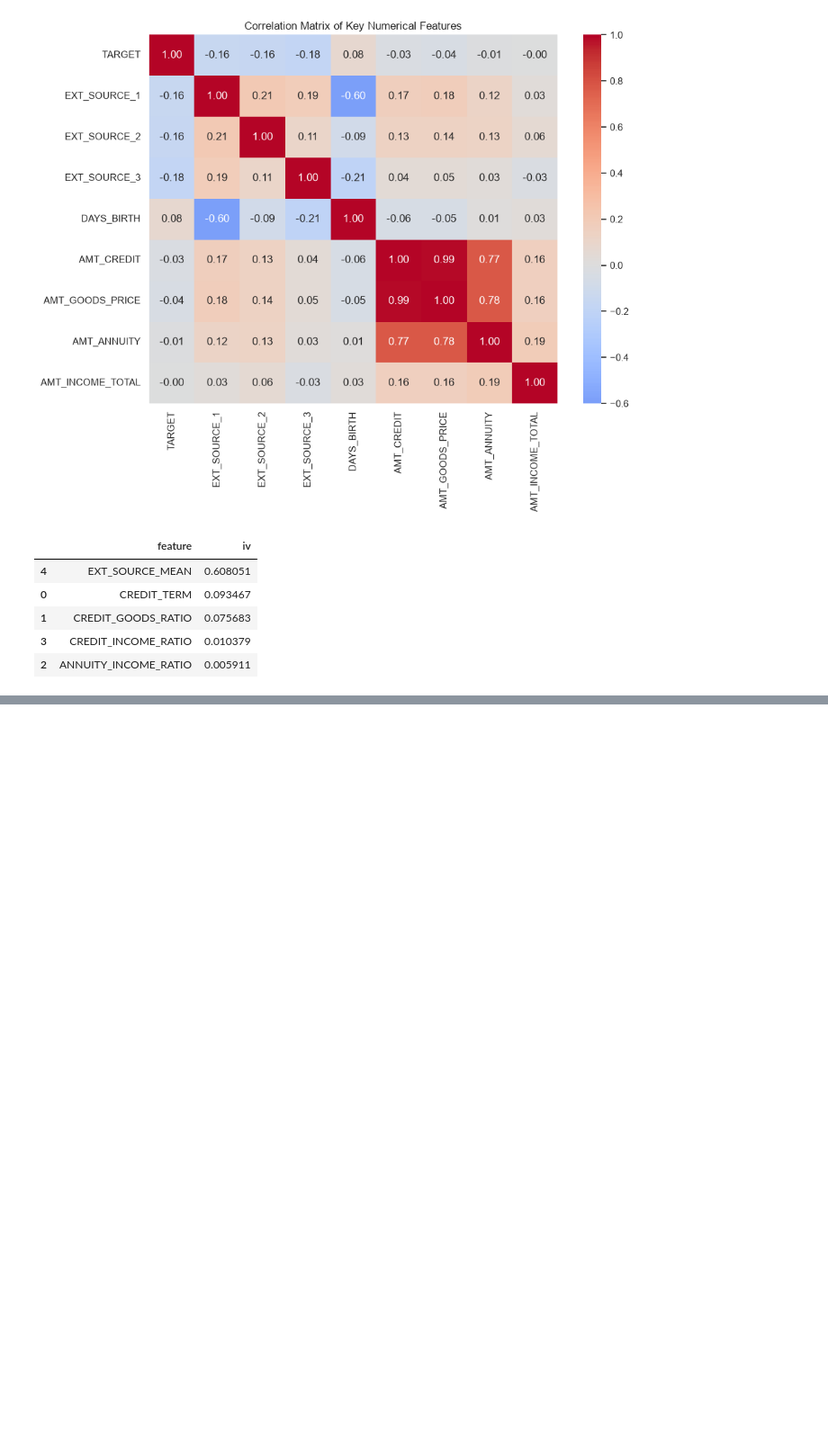
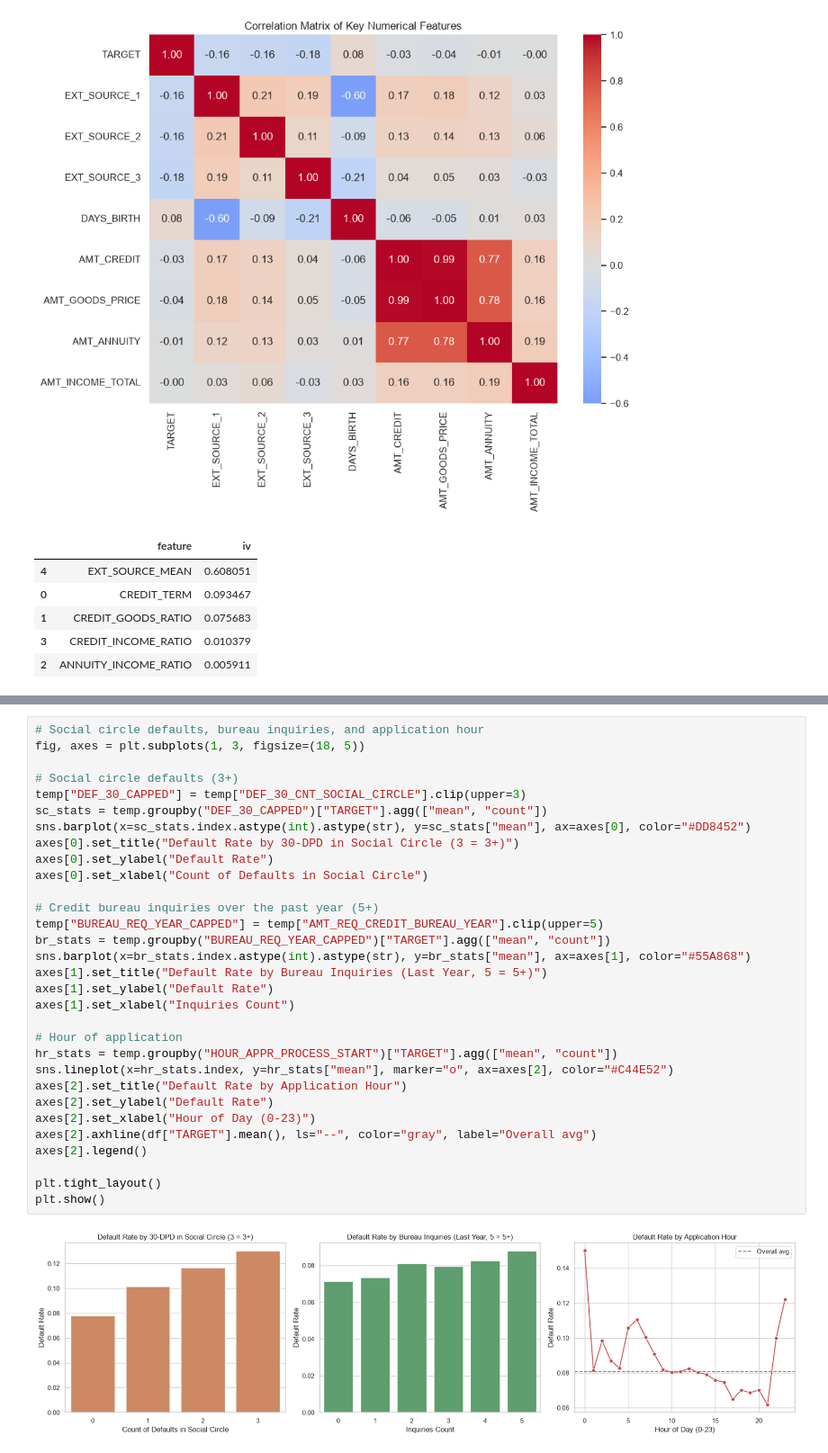
Before and after one commit to DauletBaktibayev17/credit-scoring-xai, a Jupyter notebook: notebooks/01_eda.ipynb, the cells around one changed output, grey strips where cells are left out. Shown at 90% size. Cells and saved outputs as stored; diff of their text form; blank space fills up the shorter version.

```diff
--- a/notebooks/01_eda.ipynb
+++ b/notebooks/01_eda.ipynb
@@ -244,0 +397,33 @@ ratio_iv
+# %%
+# Social circle defaults, bureau inquiries, and application hour
+fig, axes = plt.subplots(1, 3, figsize=(18, 5))
+
+# Social circle defaults (3+)
+temp["DEF_30_CAPPED"] = temp["DEF_30_CNT_SOCIAL_CIRCLE"].clip(upper=3)
+sc_stats = temp.groupby("DEF_30_CAPPED")["TARGET"].agg(["mean", "count"])
+sns.barplot(x=sc_stats.index.astype(int).astype(str), y=sc_stats["mean"], ax=axes[0], color="#DD8452")
+axes[0].set_title("Default Rate by 30-DPD in Social Circle (3 = 3+)")
+axes[0].set_ylabel("Default Rate")
+axes[0].set_xlabel("Count of Defaults in Social Circle")
+
+# Credit bureau inquiries over the past year (5+)
+temp["BUREAU_REQ_YEAR_CAPPED"] = temp["AMT_REQ_CREDIT_BUREAU_YEAR"].clip(upper=5)
+br_stats = temp.groupby("BUREAU_REQ_YEAR_CAPPED")["TARGET"].agg(["mean", "count"])
+sns.barplot(x=br_stats.index.astype(int).astype(str), y=br_stats["mean"], ax=axes[1], color="#55A868")
+axes[1].set_title("Default Rate by Bureau Inquiries (Last Year, 5 = 5+)")
+axes[1].set_ylabel("Default Rate")
+axes[1].set_xlabel("Inquiries Count")
+
+# Hour of application
+hr_stats = temp.groupby("HOUR_APPR_PROCESS_START")["TARGET"].agg(["mean", "count"])
+sns.lineplot(x=hr_stats.index, y=hr_stats["mean"], marker="o", ax=axes[2], color="#C44E52")
+axes[2].set_title("Default Rate by Application Hour")
+axes[2].set_ylabel("Default Rate")
+axes[2].set_xlabel("Hour of Day (0-23)")
+axes[2].axhline(df["TARGET"].mean(), ls="--", color="gray", label="Overall avg")
+axes[2].legend()
+
+plt.tight_layout()
+plt.show()
+# %% [output]
+[figure, added]
```
Also changed, not shown: parts of 7 cells of this notebook.
